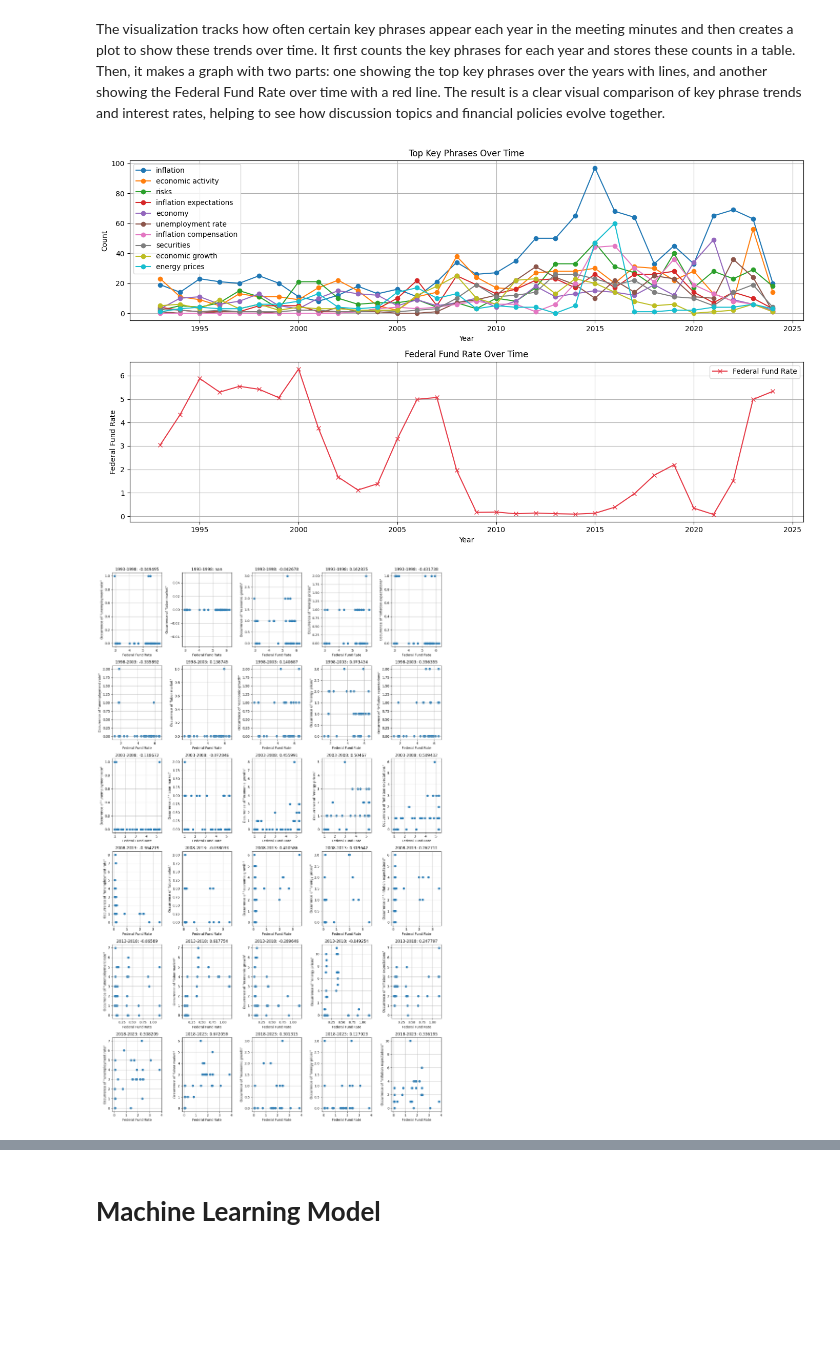
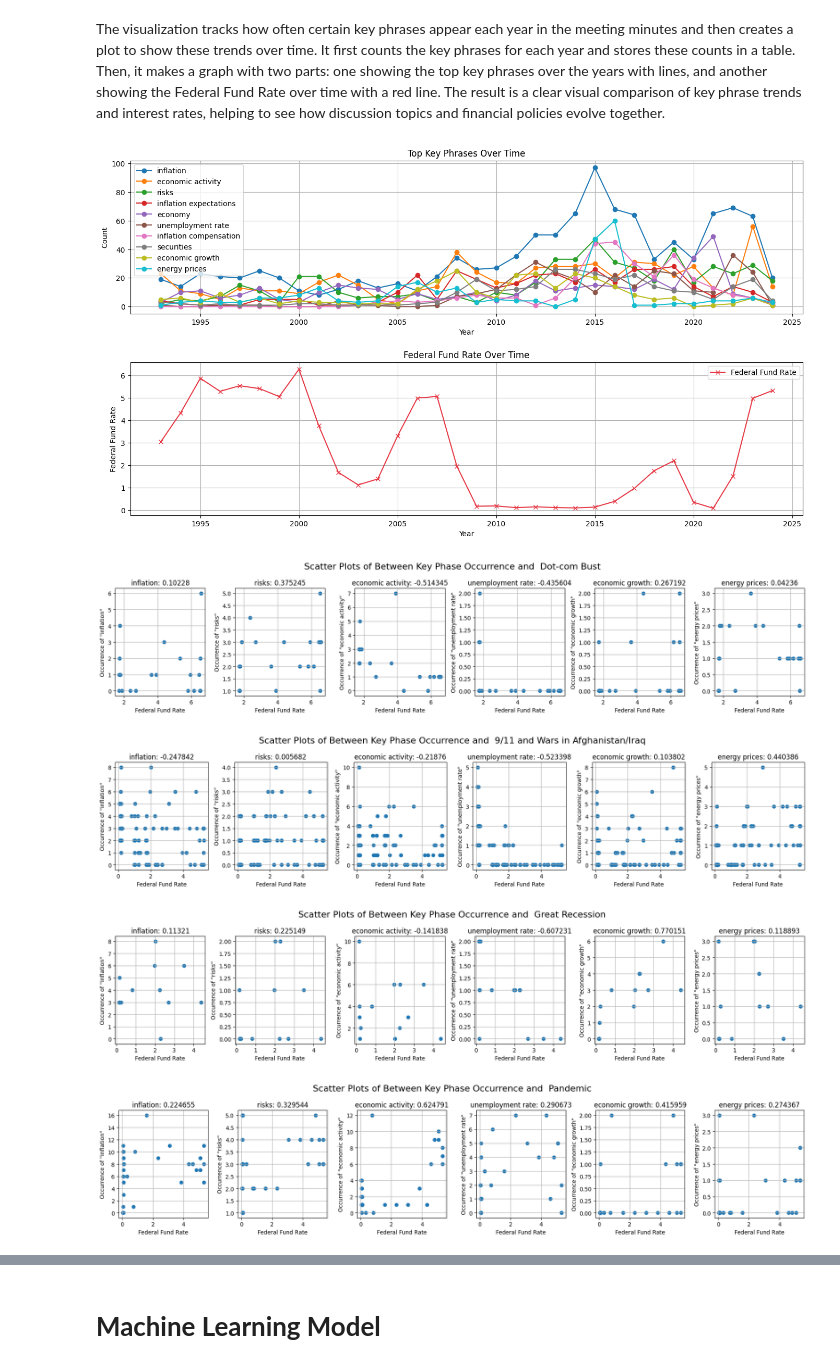
Before and after one commit to Cydia13526/s24-milestone2-team7-cspaarg-cydia-davidrez, a Jupyter notebook: project.ipynb, the cells around one changed output, grey strips where cells are left out. Saved outputs shown, nothing was run; the diff lists cells and outputs as text; code cells hidden in the pictures; blank space fills up the shorter version.

```diff
--- a/project.ipynb
+++ b/project.ipynb
@@ -352,8 +470,16 @@ merge_df['key_phrases'] = extract_key_phrases(merge_df['meeting_minute'].tolist(
 # %% [markdown]
 The visualization tracks how often certain key phrases appear each year in the meeting minutes and then creates a plot to show these trends over time. It first counts the key phrases for each year and stores these counts in a table. Then, it makes a graph with two parts: one showing the top key phrases over the years with lines, and another showing the Federal Fund Rate over time with a red line. The result is a clear visual comparison of key phrase trends and interest rates, helping to see how discussion topics and financial policies evolve together.
 # %%
+import matplotlib.pyplot as plt
+import pandas as pd
+from collections import Counter
+
+# Assuming you have already defined merge_df and imported necessary libraries
+
+# Initialize key phrase counts dictionary
 key_phrase_counts = {}
 
+# Count occurrences of key phrases for each year
 for date, phrases in zip(merge_df.index, merge_df['key_phrases']):
     year = date.year
     if year not in key_phrase_counts:
@@ -366,10 +492,6 @@ key_phrase_df = pd.DataFrame(key_phrase_counts).T.fillna(0)
 # Identify the top key phrases (e.g., top 10)
 top_phrases = key_phrase_df.sum().sort_values(ascending=False).head(10).index
 
-# Extract year from the index for merging
-merge_df['year'] = merge_df.index.year
-
-# Plotting
 red_color = '#E63946'
 fig, axes = plt.subplots(2, 1, figsize=(14, 8))
 
@@ -384,7 +506,7 @@ axes[0].legend()
 axes[0].grid(True)
 
 # Aggregate the federal funds rate by year (assuming merge_df has 'rate' column)
-annual_fed_rate = merge_df.groupby('year')['rate'].mean()
+annual_fed_rate = merge_df.groupby(merge_df.index.year)['rate'].mean()
 
 # Plot the federal fund rate over time
 axes[1].plot(annual_fed_rate.index, annual_fed_rate, color=red_color, marker='x', label='Federal Fund Rate')
@@ -395,39 +517,40 @@ axes[1].tick_params(axis='y')
 axes[1].legend(loc='upper right')
 axes[1].grid(True)
 
-plt.tight_layout()
+plt.tight_layout(pad=2.0)
 plt.show()
 # %% [output]
-[figure, old version]
+[figure, new version]
 # %%
-def analyze_5_year_intervals(merge_df, texts):
-    # Split the DataFrame into 5-year intervals
-    start_year = merge_df.index.year.min()
-    end_year = merge_df.index.year.max()
-    intervals = range(start_year, end_year + 1, 5)
+def analyze_all_years(merge_df, texts, topic):
+    num_texts = len(texts)
+    fig, axes = plt.subplots(1, num_texts, figsize=(3 * num_texts,  4))
 
-    num_texts = len(texts)
-    fig, axes = plt.subplots(len(intervals) - 1, num_texts, figsize=(3 * num_texts,  4 * (len(intervals) - 1)))
+    for j, text in enumerate(texts):
+        correlation = merge_df['rate'].corr(merge_df['key_phrases'].apply(lambda x: x.count(text)))
 
-    for i, (start, end) in enumerate(zip(intervals[:-1], intervals[1:])):
-        interval_df = merge_df[(merge_df.index.year >= start) & (merge_df.index.year < end)]
+        # Plot the scatter plot for the text
+        ax = axes[j]
+        ax.scatter(merge_df['rate'], merge_df['key_phrases'].apply(lambda x: x.count(text)))
+        ax.set_title(f'{text}: {round(correlation, 6)}')
+        ax.set_xlabel('Federal Fund Rate')
+        ax.set_ylabel(f'Occurrence of "{text}"')
+        ax.grid(True)
 
-        for j, text in enumerate(texts):
-            # Calculate the Pearson correlation coefficient for the text
-            correlation = interval_df['rate'].corr(interval_df['key_phrases'].apply(lambda x: x.count(text)))
-
-            # Plot the scatter plot for the text
-            ax = axes[i, j]
-            ax.scatter(interval_df['rate'], interval_df['key_phrases'].apply(lambda x: x.count(text)))
-            ax.set_title(f'{start}-{end}: {round(correlation, 6)}')
-            ax.set_xlabel('Federal Fund Rate')
-            ax.set_ylabel(f'Occurrence of "{text}"')
-            ax.grid(True)
-
+    fig.suptitle(f'Scatter Plots of Between Key Phase Occurrence and  {topic}', fontsize=16)
     plt.tight_layout()
     plt.show()
 
-# Perform analysis for each 5-year interval
-analyze_5_year_intervals(merge_df, ['unemployment rate', 'labor market', 'economic growth', 'energy prices', 'inflation expectations'])
+# Example usage:
+texts = ['inflation','risks', 'economic activity', 'unemployment rate', 'economic growth', 'energy prices']
+
+# Example data (replace with your actual DataFrames)
+analyze_all_years(dot_com_bust_key_phase, texts, 'Dot-com Bust')
+analyze_all_years(wars_in_afghanistan_iraq_key_phase, texts, '9/11 and Wars in Afghanistan/Iraq')
+analyze_all_years(great_recession_key_phase, texts, 'Great Recession')
+analyze_all_years(pandemic_key_phase, texts, 'Pandemic')
 # %% [output]
-[figure, old version]
+[figure, new version]
+[figure, added]
+[figure, added]
+[figure, added]
```
Also changed, not shown: parts of 21 cells of this notebook, 5 other files.
